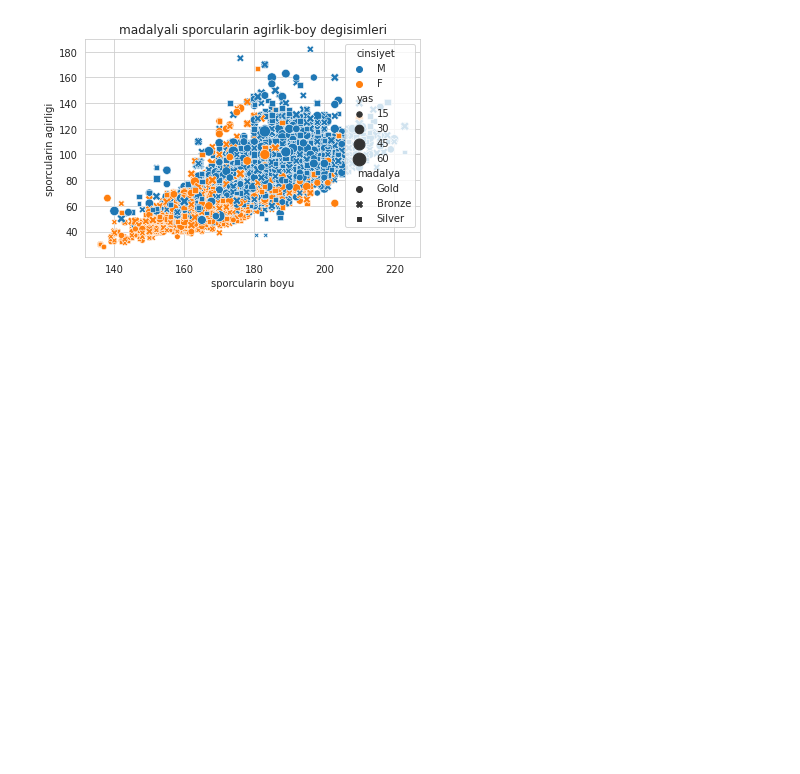
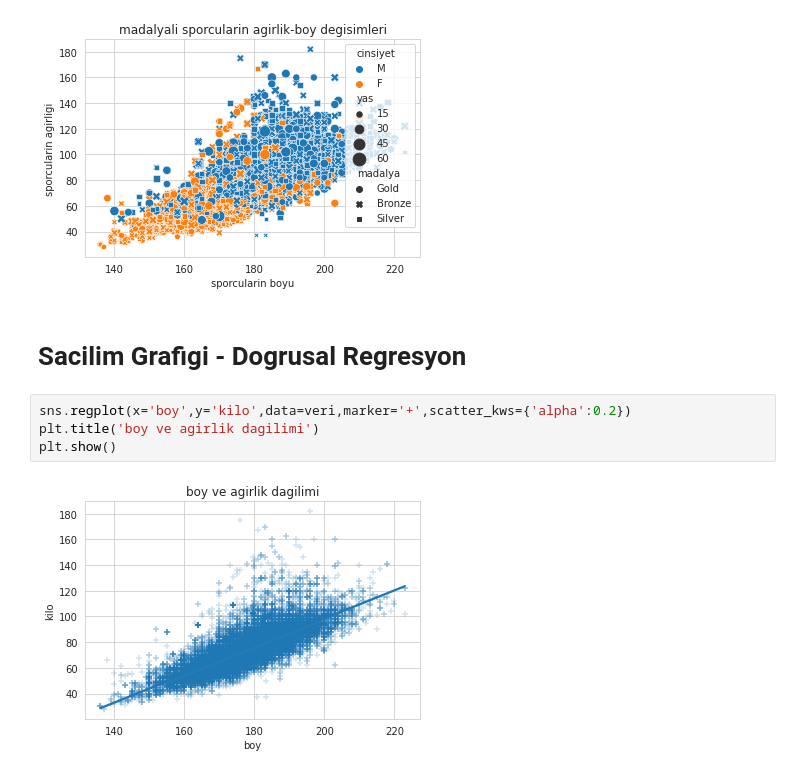
Before and after one commit to mertdot/athlete-events-1896-2016-data-discovery-with-seaborn, a Jupyter notebook: python-ile-veri-gorsellestirme-5-2-120-yillik-olimpiyat-tarihi-veri-seti.ipynb, the cells around one changed output. Drawn from its saved outputs; the diff is of its cells as text; blank space fills up the shorter version.

```diff
--- a/python-ile-veri-gorsellestirme-5-2-120-yillik-olimpiyat-tarihi-veri-seti.ipynb
+++ b/python-ile-veri-gorsellestirme-5-2-120-yillik-olimpiyat-tarihi-veri-seti.ipynb
@@ -214,3 +214,11 @@ plt.title('madalyali sporcularin agirlik-boy degisimleri')
 plt.show()
 # %% [output]
 [figure]
+# %% [markdown]
+# Sacilim Grafigi - Dogrusal Regresyon
+# %%
+sns.regplot(x='boy',y='kilo',data=veri,marker='+',scatter_kws={'alpha':0.2})
+plt.title('boy ve agirlik dagilimi')
+plt.show()
+# %% [output]
+[figure, added]
```
